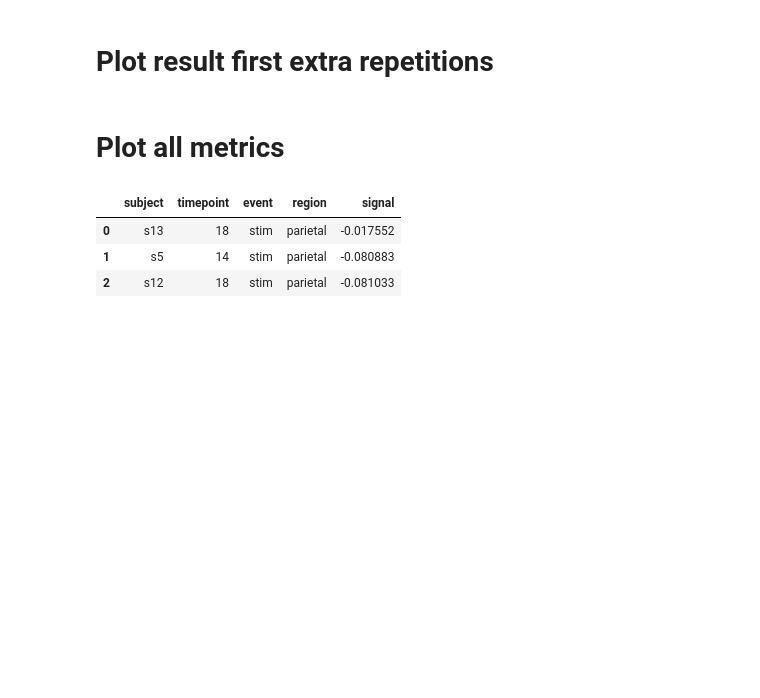
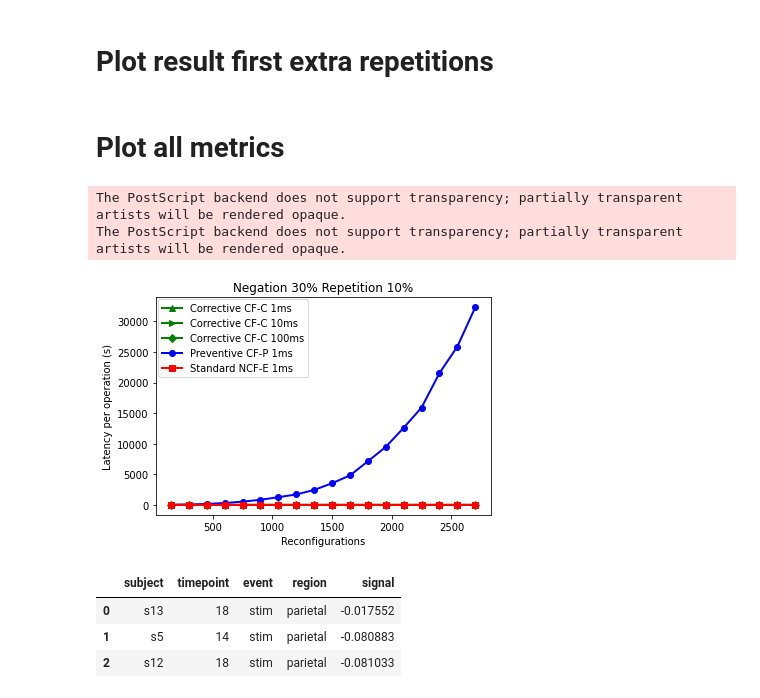
Before and after one commit to JosueCastaneda/process_data, a Jupyter notebook: test_3d.ipynb, the cells around one changed output. Drawn from its saved outputs; the diff is of its cells as text; code cells hidden in the pictures; blank space fills up the shorter version.

```diff
--- a/test_3d.ipynb
+++ b/test_3d.ipynb
@@ -153,7 +153,7 @@ def calculate_values(all_results):
 
                                 for index, row in result.iterrows():
                                     all_results = all_results.append(row, ignore_index=False)
-#                                 compute_and_save_value(result, data)
+                                compute_and_save_value(result, data)
                             except FileNotFoundError as e:
                                 print(e)
 
@@ -281,15 +281,19 @@ def plot_metric(metric='number_of_reconfigurations', type_exp='concurrent', y_la
 # %% [markdown]
 # Plot all metrics
 # %%
-# columns_metrics = ['inconsistencies', 'messages_sent', 'latency_per_operation', 'overhead_data_structure', 'number_of_reconfigurations']
-# ylabels = ['Inconsistencies', 'Messages sent', 'Latency per operation (s)', 'Overhead of data structure (Kb)', 'Extra reconfigurations']
-# types_list = ['concurrent']
-# y_label_index = 0
-# for col in columns_metrics:
-#     for ty in types_list:
-#         if col == 'latency_per_operation':
-#             plot_metric(col, ty, ylabels[y_label_index])
-#         y_label_index += 1
+columns_metrics = ['inconsistencies', 'messages_sent', 'latency_per_operation', 'overhead_data_structure', 'number_of_reconfigurations']
+ylabels = ['Inconsistencies', 'Messages sent', 'Latency per operation (s)', 'Overhead of data structure (Kb)', 'Extra reconfigurations']
+types_list = ['concurrent']
+y_label_index = 0
+for col in columns_metrics:
+    for ty in types_list:
+        if col == 'latency_per_operation':
+            plot_metric(col, ty, ylabels[y_label_index])
+        y_label_index += 1
+# %% [output]
+The PostScript backend does not support transparency; partially transparent artists will be rendered opaque.
+The PostScript backend does not support transparency; partially transparent artists will be rendered opaque.
+[figure, added]
 # %%
 # # Import dataset as a pandas dataframe
 df = sns.load_dataset('fmri')
```
Also changed, not shown: parts of 2 cells of this notebook, 2 other files.
